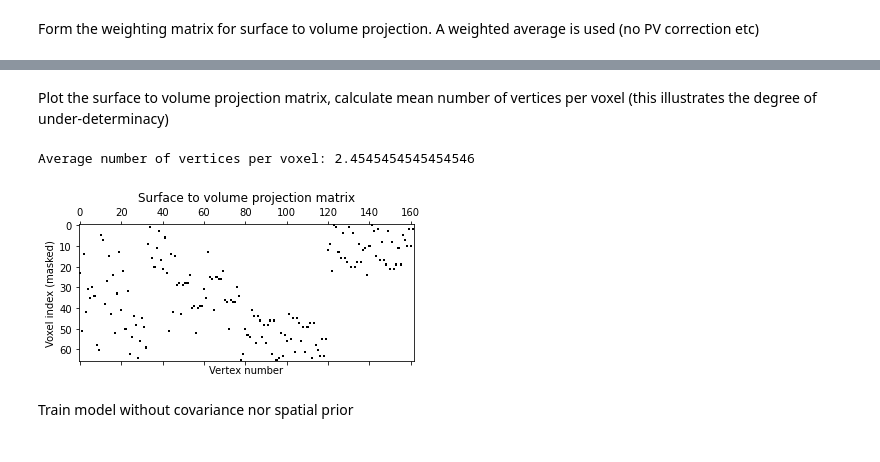
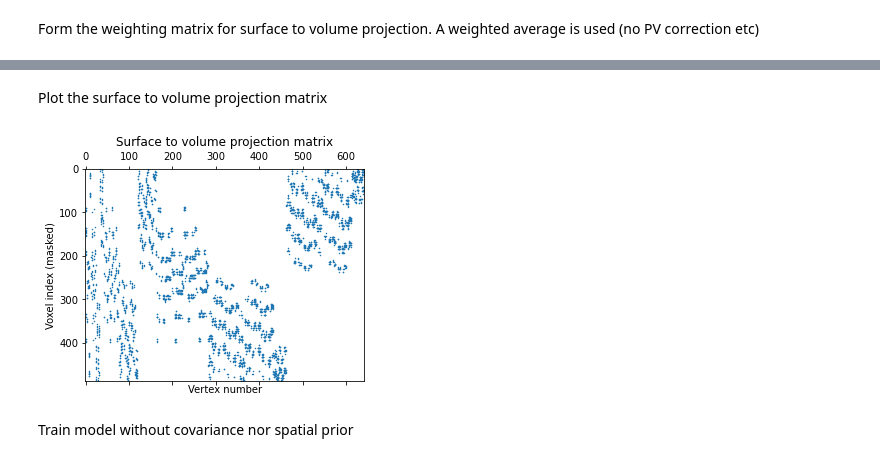
Before and after one commit to physimals/svb, a Jupyter notebook: surf_demo.ipynb, the cells around one changed output, grey strips where cells are left out. Drawn from its saved outputs; the diff is of its cells as text; code cells hidden in the pictures.

```diff
--- a/surf_demo.ipynb
+++ b/surf_demo.ipynb
@@ -37,7 +36,7 @@ Generate a cubic voxel grid of data. The signal parameters for the exponential m
 # %%
 # Set the properties of the simulated data
 num_times = 200
-sq_len = 5
+sq_len = 10
 vox_size = 2
 true_params = {
     "amp1" : 10.0, # the true amplitude of the model
@@ -46,12 +45,12 @@ true_params = {
 }
 true_var = true_params["noise_sd"]**2
 dt = 5.0/(true_params["r1"] * num_times)
+
 shape = (sq_len, sq_len, sq_len, num_times)
 data = np.zeros(shape)
-
 for t_idx in range(num_times):
     t = t_idx*dt
     data[..., t_idx] = true_params["amp1"]*math.exp(-true_params["r1"]*t)
-data_noisy = data + np.random.normal(0, true_params["noise_sd"], size=shape)
-print('Data shape', data_noisy.shape)
+data_noisy_nopv = data + np.random.normal(0, true_params["noise_sd"], size=shape)
+print('Data shape', data_noisy_nopv.shape)
 # %% [output]
@@ -85,0 +75,12 @@ max (X,Y,Z):  [9.545455 9.545455 9.545455]
+# %%
+ctx_thickness = 1
+mid_r = (sq_len * vox_size)/2.2
+in_r = mid_r - ctx_thickness/2
+out_r = mid_r + ctx_thickness/2
+mesh = trimesh.creation.icosphere(3, 1)
+in_surf, mid_surf, out_surf = [
+    tob.Surface.manual((r * mesh.vertices) + (sq_len * vox_size)/2, mesh.faces) for r in [in_r, mid_r, out_r]
+]
+print(in_surf)
+print(mid_surf)
+print(out_surf)
@@ -104,0 +104,4 @@ vertices_per_voxel = (surf2vol_weights > 0).sum(1)
+# %%
+hemi = tob.Hemisphere.manual(in_surf, out_surf, 'L')
+projector = tob.projection.Projector(hemi, ref_spc)
+projector.surf2vol_matrix().shape
@@ -104,0 +113,5 @@ vertices_per_voxel = (surf2vol_weights > 0).sum(1)
+# %%
+vertices_per_voxel = (projector.surf2vol_matrix() > 0).sum(1).A.flatten()
+vol_mask = (vertices_per_voxel > 0)
+surf2vol_weights = projector.surf2vol_matrix()[vol_mask,:]
+print("Mean vertices per voxel:", (surf2vol_weights > 0).sum(1).mean())
@@ -105,15 +133,14 @@ vertices_per_voxel = (surf2vol_weights > 0).sum(1)
 # %% [markdown]
-Plot the surface to volume projection matrix, calculate mean number of vertices per voxel (this illustrates the degree of under-determinacy)
+Plot the surface to volume projection matrix
 # %%
-print('Average number of vertices per voxel:', vertices_per_voxel.mean())
-plt.spy(surf2vol_weights)
+plt.figure(figsize=(5,5))
+plt.spy(surf2vol_weights, markersize=0.5)
 plt.title('Surface to volume projection matrix')
 plt.xlabel('Vertex number')
 plt.ylabel('Voxel index (masked)')
 plt.show()
 # %% [output]
-Average number of vertices per voxel: 2.4545454545454546
-[figure, old version]
+[figure, new version]
 # %% [markdown]
 Train model without covariance nor spatial prior
 # %%
```
Also changed, not shown: parts of 16 cells of this notebook.
